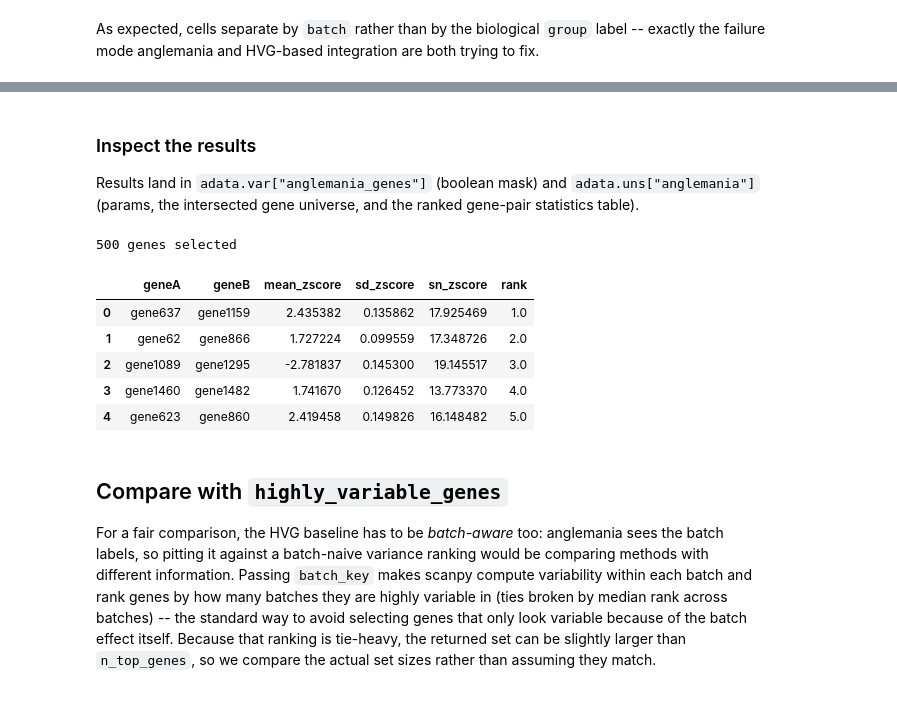
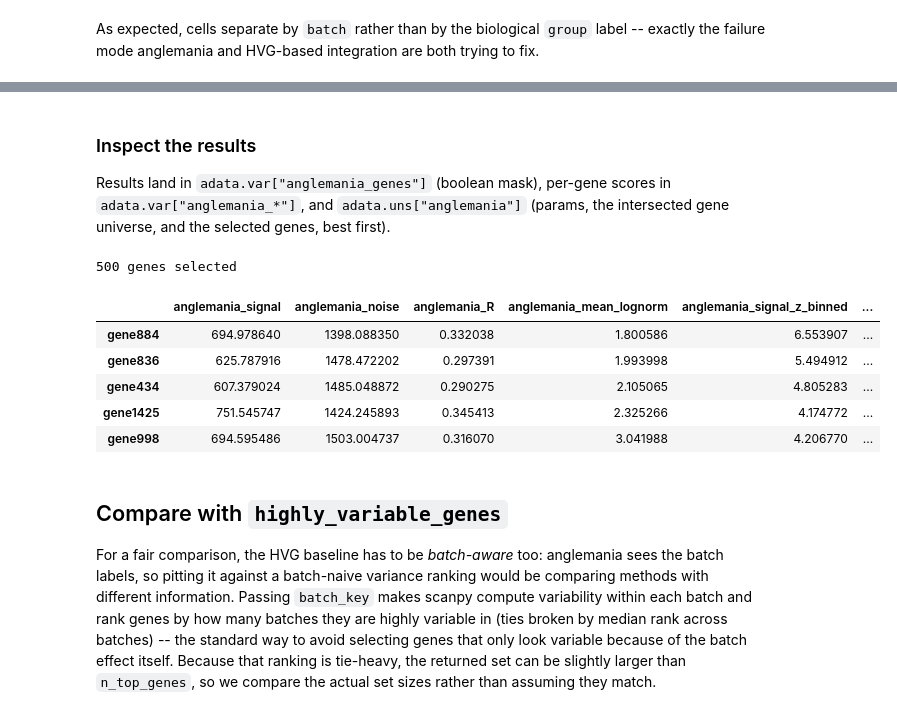
Before and after one commit to BIMSBbioinfo/pyanglemania, a Jupyter notebook: notebooks/tutorial.ipynb, the cells around one changed output, grey strips where cells are left out. Saved outputs shown, nothing was run; the diff lists cells and outputs as text; code cells hidden in the pictures.

```diff
--- a/notebooks/tutorial.ipynb
+++ b/notebooks/tutorial.ipynb
@@ -158,19 +163,22 @@ AnnData object with n_obs × n_vars = 1000 × 1500
 # %% [markdown]
 ### Inspect the results
 
-Results land in `adata.var["anglemania_genes"]` (boolean mask) and `adata.uns["anglemania"]`
-(params, the intersected gene universe, and the ranked gene-pair statistics table).
+Results land in `adata.var["anglemania_genes"]` (boolean mask), per-gene scores in
+`adata.var["anglemania_*"]`, and `adata.uns["anglemania"]` (params, the intersected gene universe,
+and the selected genes, best first).
 # %%
 print(adata.var["anglemania_genes"].sum(), "genes selected")
-adata.uns["anglemania"]["prefiltered_df"].head()
+cols = ["anglemania_signal", "anglemania_noise", "anglemania_R", "anglemania_mean_lognorm",
+        "anglemania_signal_z_binned", "anglemania_R_z_binned", "anglemania_WSN"]
+adata.var[cols].sort_values("anglemania_R_z_binned", ascending=False).head()
 # %% [output]
 500 genes selected
-|  | geneA | geneB | mean_zscore | sd_zscore | sn_zscore | rank |
-| 0 | gene637 | gene1159 | 2.435382 | 0.135862 | 17.925469 | 1.0 |
-| 1 | gene62 | gene866 | 1.727224 | 0.099559 | 17.348726 | 2.0 |
-| 2 | gene1089 | gene1295 | -2.781837 | 0.145300 | 19.145517 | 3.0 |
-| 3 | gene1460 | gene1482 | 1.741670 | 0.126452 | 13.773370 | 4.0 |
-| 4 | gene623 | gene860 | 2.419458 | 0.149826 | 16.148482 | 5.0 |
+|  | anglemania_signal | anglemania_noise | anglemania_R | anglemania_mean_lognorm | anglemania_signal_z_binned | ... |
+| gene884 | 694.978640 | 1398.088350 | 0.332038 | 1.800586 | 6.553907 | ... |
+| gene836 | 625.787916 | 1478.472202 | 0.297391 | 1.993998 | 5.494912 | ... |
+| gene434 | 607.379024 | 1485.048872 | 0.290275 | 2.105065 | 4.805283 | ... |
+| gene1425 | 751.545747 | 1424.245893 | 0.345413 | 2.325266 | 4.174772 | ... |
+| gene998 | 694.595486 | 1503.004737 | 0.316070 | 3.041988 | 4.206770 | ... |
 # %% [markdown]
 ## Compare with `highly_variable_genes`
 
```
Also changed, not shown: parts of 9 cells of this notebook, 15 other files.
